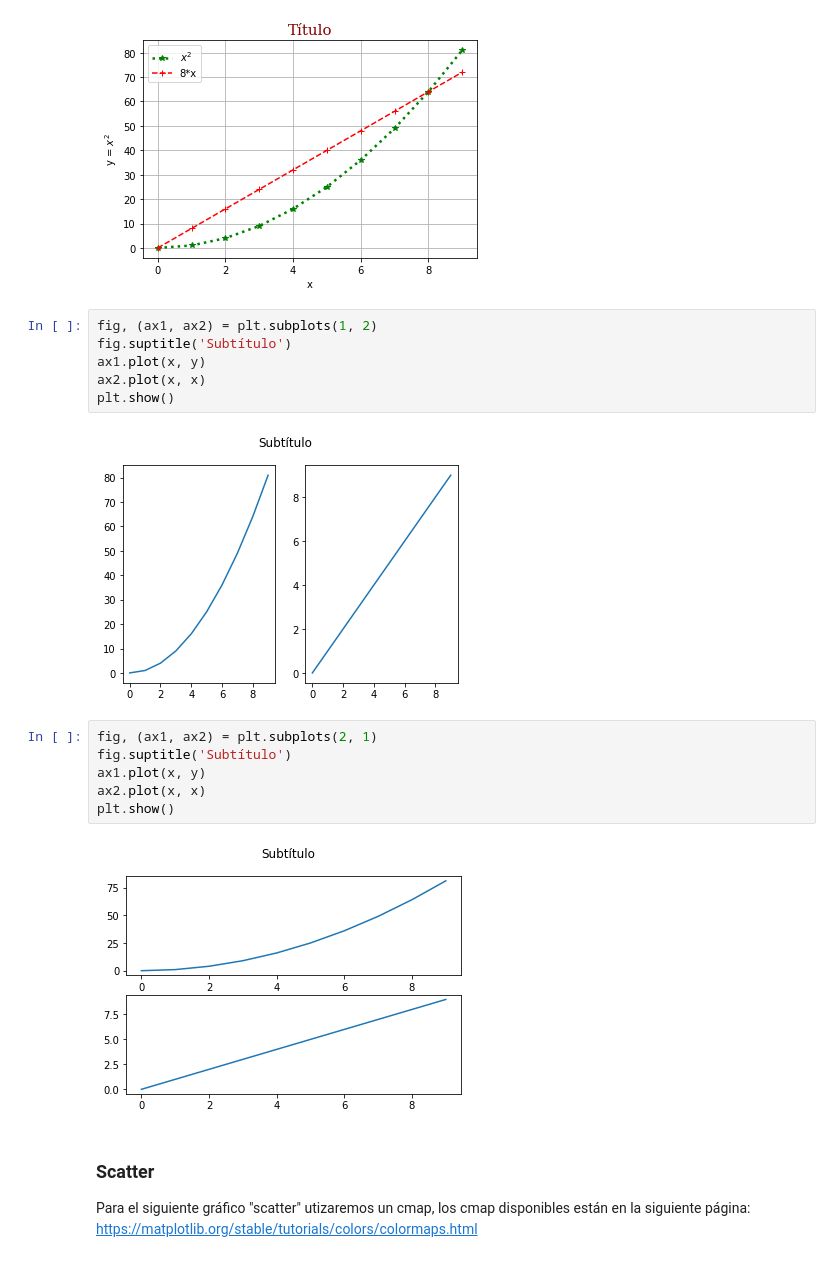
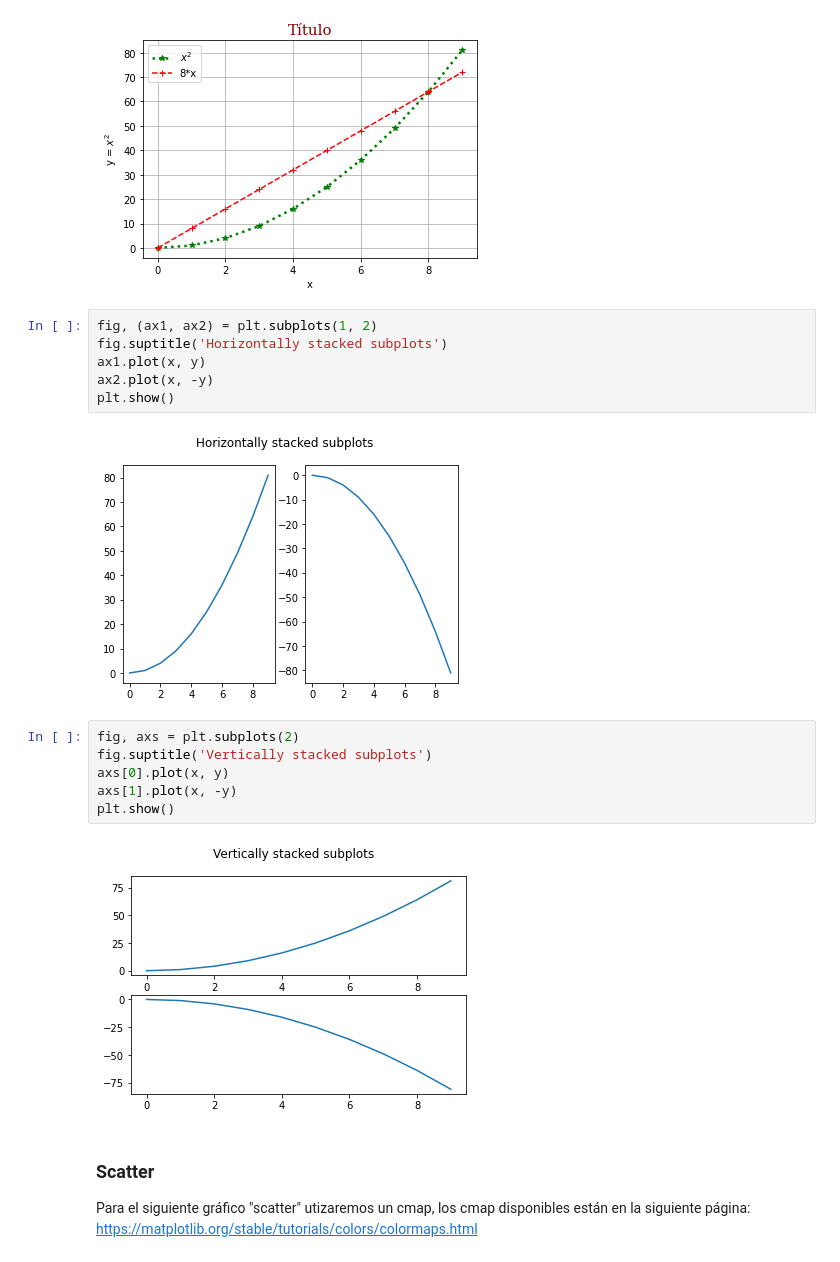
Before and after one commit to MelvinGuaygua/Python-projects, a Jupyter notebook: 07_Matplotlib/Matplotlib.ipynb, the cells around one changed output. Saved outputs shown, nothing was run; the diff lists cells and outputs as text.

```diff
--- a/07_Matplotlib/Matplotlib.ipynb
+++ b/07_Matplotlib/Matplotlib.ipynb
@@ -81,20 +80,20 @@ plt.show()
 [figure]
 # %%
 fig, (ax1, ax2) = plt.subplots(1, 2)
-fig.suptitle('Subtítulo')
+fig.suptitle('Horizontally stacked subplots')
 ax1.plot(x, y)
-ax2.plot(x, x)
+ax2.plot(x, -y)
 plt.show()
 # %% [output]
-[figure, old version]
+[figure, new version]
 # %%
-fig, (ax1, ax2) = plt.subplots(2, 1)
-fig.suptitle('Subtítulo')
-ax1.plot(x, y)
-ax2.plot(x, x)
+fig, axs = plt.subplots(2)
+fig.suptitle('Vertically stacked subplots')
+axs[0].plot(x, y)
+axs[1].plot(x, -y)
 plt.show()
 # %% [output]
-[figure, old version]
+[figure, new version]
 # %% [markdown]
 ### Scatter
 
```
Also changed, not shown: parts of 15 cells of this notebook, 22 other files.
